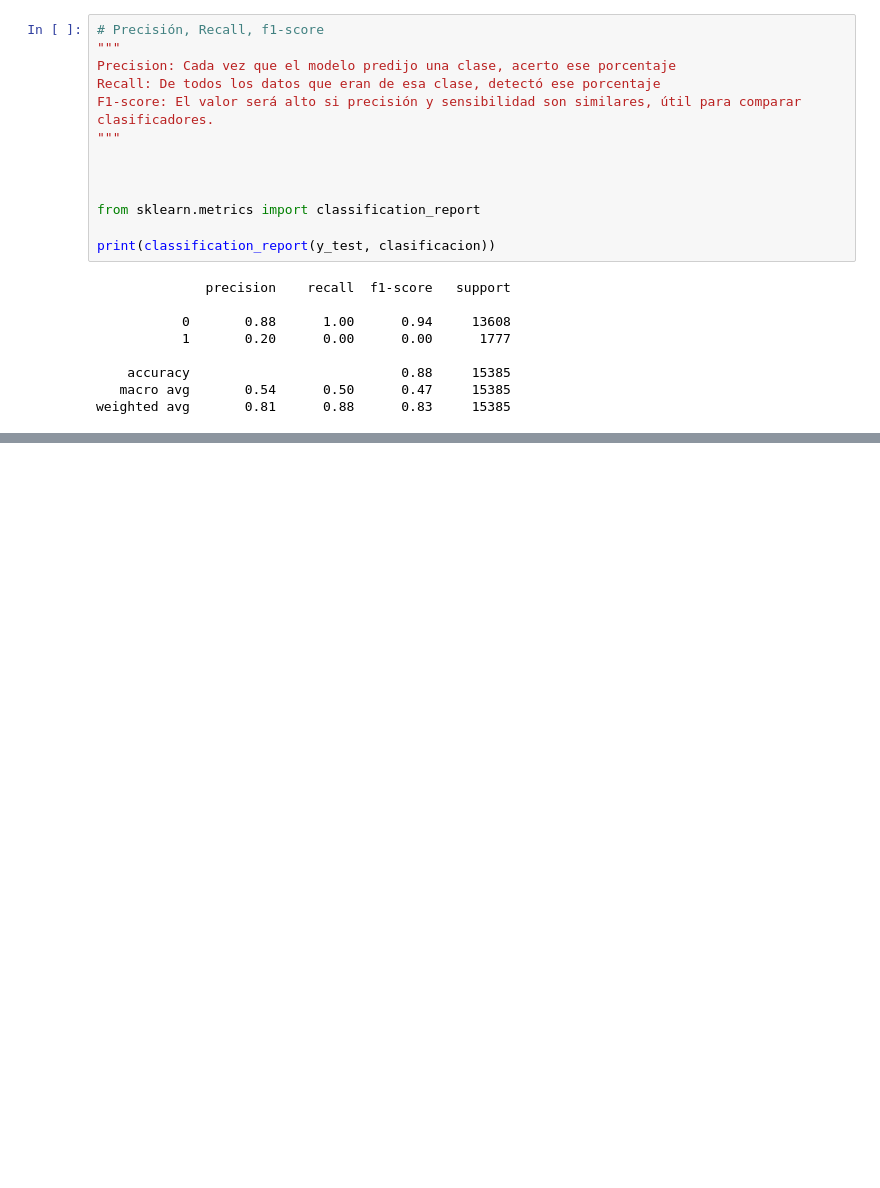
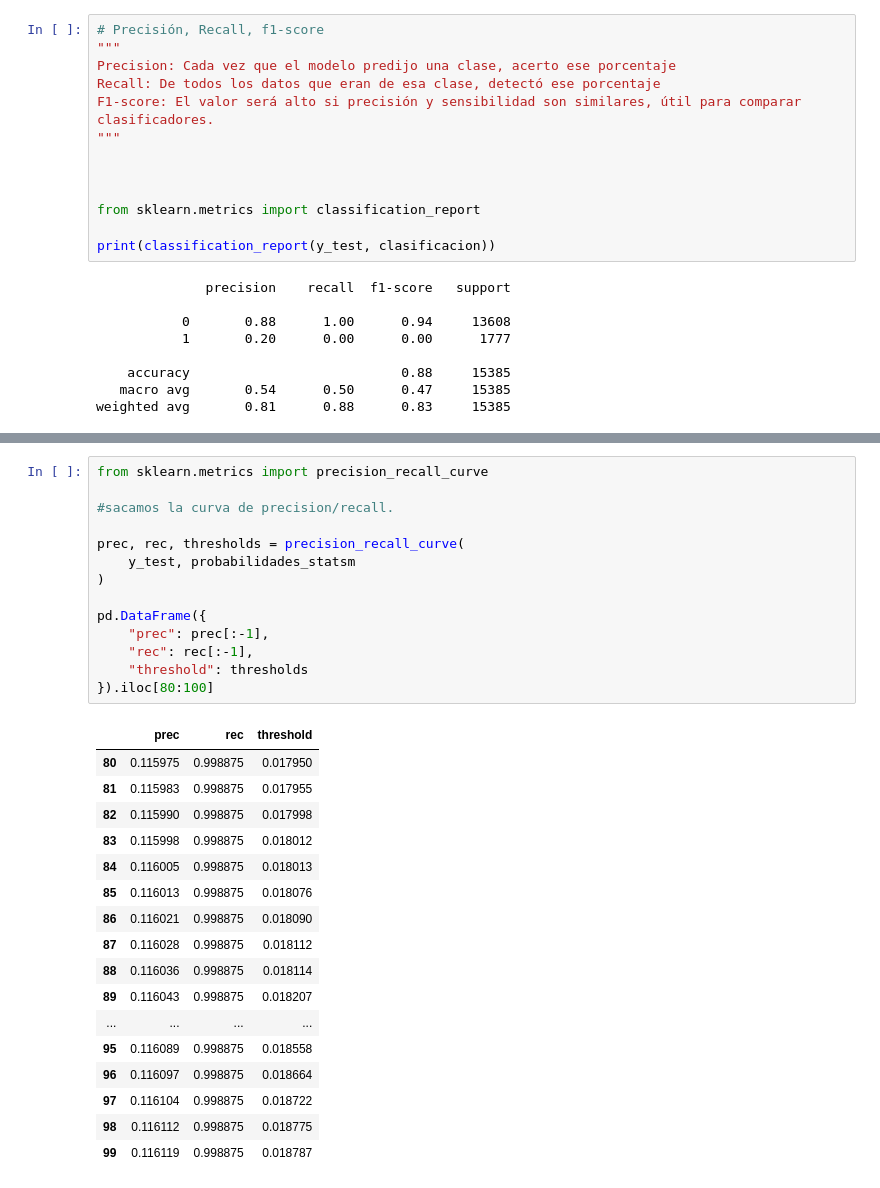
Before and after one commit to NaiaArroyo/RETO-5-NARANJA, a Jupyter notebook: regresion_logistica.ipynb, the cells around one changed output, grey strips where cells are left out. Saved outputs shown, nothing was run; the diff lists cells and outputs as text; blank space fills up the shorter version.

```diff
--- a/regresion_logistica.ipynb
+++ b/regresion_logistica.ipynb
@@ -343,0 +388,32 @@ weighted avg       0.81      0.88      0.83     15385
+# %%
+from sklearn.metrics import precision_recall_curve
+
+#sacamos la curva de precision/recall.
+
+prec, rec, thresholds = precision_recall_curve(
+    y_test, probabilidades_statsm
+)
+
+pd.DataFrame({
+    "prec": prec[:-1],
+    "rec": rec[:-1],
+    "threshold": thresholds
+}).iloc[80:100]
+# %% [output]
+|  | prec | rec | threshold |
+| 80 | 0.115975 | 0.998875 | 0.017950 |
+| 81 | 0.115983 | 0.998875 | 0.017955 |
+| 82 | 0.115990 | 0.998875 | 0.017998 |
+| 83 | 0.115998 | 0.998875 | 0.018012 |
+| 84 | 0.116005 | 0.998875 | 0.018013 |
+| 85 | 0.116013 | 0.998875 | 0.018076 |
+| 86 | 0.116021 | 0.998875 | 0.018090 |
+| 87 | 0.116028 | 0.998875 | 0.018112 |
+| 88 | 0.116036 | 0.998875 | 0.018114 |
+| 89 | 0.116043 | 0.998875 | 0.018207 |
+| ... | ... | ... | ... |
+| 95 | 0.116089 | 0.998875 | 0.018558 |
+| 96 | 0.116097 | 0.998875 | 0.018664 |
+| 97 | 0.116104 | 0.998875 | 0.018722 |
+| 98 | 0.116112 | 0.998875 | 0.018775 |
+| 99 | 0.116119 | 0.998875 | 0.018787 |
```
Also changed, not shown: parts of 7 cells of this notebook.
